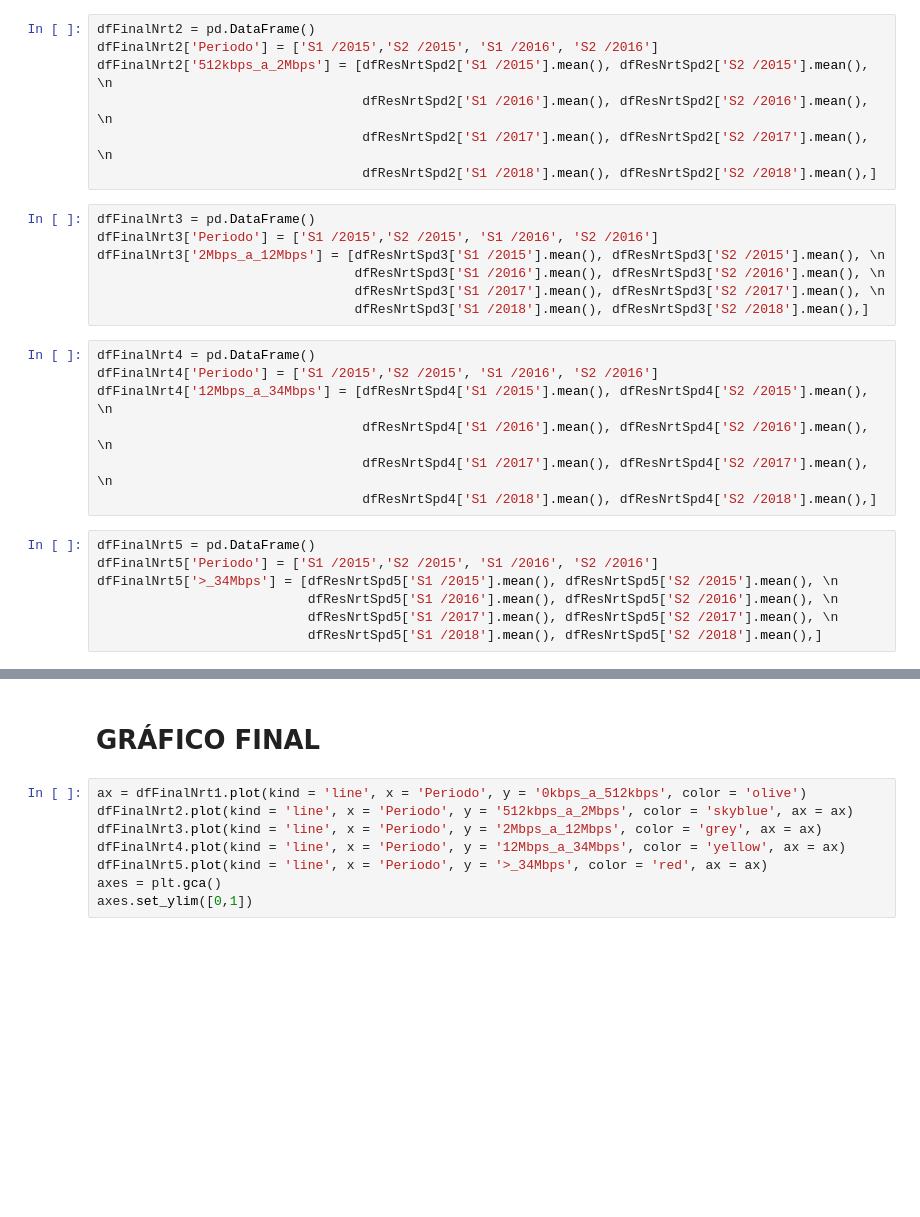
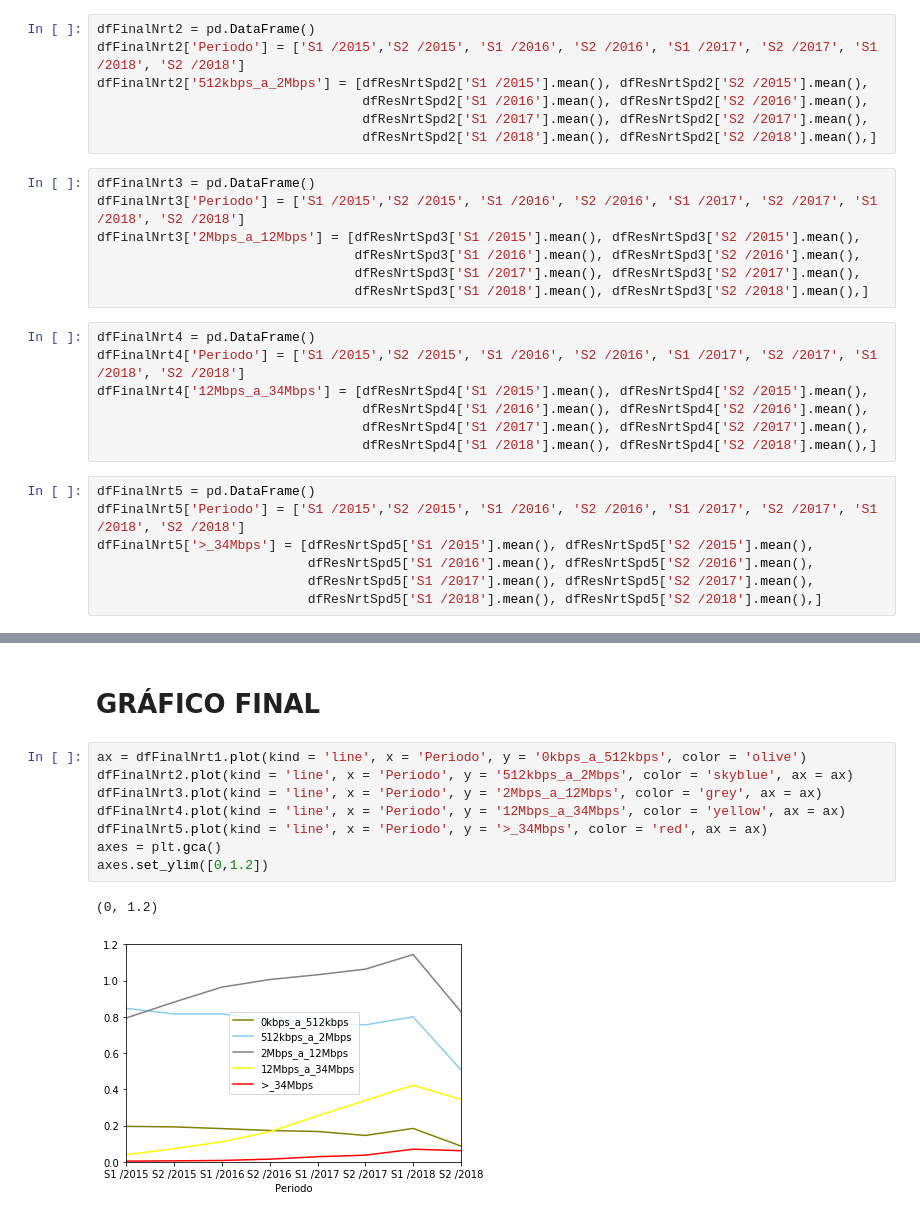
Before and after one commit to igorandradeio/growth-of-fixed-broadband, a Jupyter notebook: REGIAO_NORTE.ipynb, the cells around one changed output, grey strips where cells are left out. Drawn from its saved outputs; the diff is of its cells as text; blank space fills up the shorter version.

```diff
--- a/REGIAO_NORTE.ipynb
+++ b/REGIAO_NORTE.ipynb
@@ -245,31 +251,31 @@ dfFinalNrt1['0kbps_a_512kbps'] = [dfResNrtSpd1['S1 /2015'].mean(), dfResNrtSpd1[
                                   dfResNrtSpd1['S1 /2018'].mean(), dfResNrtSpd1['S2 /2018'].mean(),]
 # %%
 dfFinalNrt2 = pd.DataFrame()
-dfFinalNrt2['Periodo'] = ['S1 /2015','S2 /2015', 'S1 /2016', 'S2 /2016']
-dfFinalNrt2['512kbps_a_2Mbps'] = [dfResNrtSpd2['S1 /2015'].mean(), dfResNrtSpd2['S2 /2015'].mean(), \n
-                                  dfResNrtSpd2['S1 /2016'].mean(), dfResNrtSpd2['S2 /2016'].mean(), \n
-                                  dfResNrtSpd2['S1 /2017'].mean(), dfResNrtSpd2['S2 /2017'].mean(), \n
+dfFinalNrt2['Periodo'] = ['S1 /2015','S2 /2015', 'S1 /2016', 'S2 /2016', 'S1 /2017', 'S2 /2017', 'S1 /2018', 'S2 /2018']
+dfFinalNrt2['512kbps_a_2Mbps'] = [dfResNrtSpd2['S1 /2015'].mean(), dfResNrtSpd2['S2 /2015'].mean(),
+                                  dfResNrtSpd2['S1 /2016'].mean(), dfResNrtSpd2['S2 /2016'].mean(),
+                                  dfResNrtSpd2['S1 /2017'].mean(), dfResNrtSpd2['S2 /2017'].mean(),
                                   dfResNrtSpd2['S1 /2018'].mean(), dfResNrtSpd2['S2 /2018'].mean(),]
 # %%
 dfFinalNrt3 = pd.DataFrame()
-dfFinalNrt3['Periodo'] = ['S1 /2015','S2 /2015', 'S1 /2016', 'S2 /2016']
-dfFinalNrt3['2Mbps_a_12Mbps'] = [dfResNrtSpd3['S1 /2015'].mean(), dfResNrtSpd3['S2 /2015'].mean(), \n
-                                 dfResNrtSpd3['S1 /2016'].mean(), dfResNrtSpd3['S2 /2016'].mean(), \n
-                                 dfResNrtSpd3['S1 /2017'].mean(), dfResNrtSpd3['S2 /2017'].mean(), \n
+dfFinalNrt3['Periodo'] = ['S1 /2015','S2 /2015', 'S1 /2016', 'S2 /2016', 'S1 /2017', 'S2 /2017', 'S1 /2018', 'S2 /2018']
+dfFinalNrt3['2Mbps_a_12Mbps'] = [dfResNrtSpd3['S1 /2015'].mean(), dfResNrtSpd3['S2 /2015'].mean(),
+                                 dfResNrtSpd3['S1 /2016'].mean(), dfResNrtSpd3['S2 /2016'].mean(),
+                                 dfResNrtSpd3['S1 /2017'].mean(), dfResNrtSpd3['S2 /2017'].mean(),
                                  dfResNrtSpd3['S1 /2018'].mean(), dfResNrtSpd3['S2 /2018'].mean(),]
 # %%
 dfFinalNrt4 = pd.DataFrame()
-dfFinalNrt4['Periodo'] = ['S1 /2015','S2 /2015', 'S1 /2016', 'S2 /2016']
-dfFinalNrt4['12Mbps_a_34Mbps'] = [dfResNrtSpd4['S1 /2015'].mean(), dfResNrtSpd4['S2 /2015'].mean(), \n
-                                  dfResNrtSpd4['S1 /2016'].mean(), dfResNrtSpd4['S2 /2016'].mean(), \n
-                                  dfResNrtSpd4['S1 /2017'].mean(), dfResNrtSpd4['S2 /2017'].mean(), \n
+dfFinalNrt4['Periodo'] = ['S1 /2015','S2 /2015', 'S1 /2016', 'S2 /2016', 'S1 /2017', 'S2 /2017', 'S1 /2018', 'S2 /2018']
+dfFinalNrt4['12Mbps_a_34Mbps'] = [dfResNrtSpd4['S1 /2015'].mean(), dfResNrtSpd4['S2 /2015'].mean(),
+                                  dfResNrtSpd4['S1 /2016'].mean(), dfResNrtSpd4['S2 /2016'].mean(),
+                                  dfResNrtSpd4['S1 /2017'].mean(), dfResNrtSpd4['S2 /2017'].mean(),
                                   dfResNrtSpd4['S1 /2018'].mean(), dfResNrtSpd4['S2 /2018'].mean(),]
 # %%
 dfFinalNrt5 = pd.DataFrame()
-dfFinalNrt5['Periodo'] = ['S1 /2015','S2 /2015', 'S1 /2016', 'S2 /2016']
-dfFinalNrt5['>_34Mbps'] = [dfResNrtSpd5['S1 /2015'].mean(), dfResNrtSpd5['S2 /2015'].mean(), \n
-                           dfResNrtSpd5['S1 /2016'].mean(), dfResNrtSpd5['S2 /2016'].mean(), \n
-                           dfResNrtSpd5['S1 /2017'].mean(), dfResNrtSpd5['S2 /2017'].mean(), \n
+dfFinalNrt5['Periodo'] = ['S1 /2015','S2 /2015', 'S1 /2016', 'S2 /2016', 'S1 /2017', 'S2 /2017', 'S1 /2018', 'S2 /2018']
+dfFinalNrt5['>_34Mbps'] = [dfResNrtSpd5['S1 /2015'].mean(), dfResNrtSpd5['S2 /2015'].mean(),
+                           dfResNrtSpd5['S1 /2016'].mean(), dfResNrtSpd5['S2 /2016'].mean(),
+                           dfResNrtSpd5['S1 /2017'].mean(), dfResNrtSpd5['S2 /2017'].mean(),
                            dfResNrtSpd5['S1 /2018'].mean(), dfResNrtSpd5['S2 /2018'].mean(),]
 # %%
 dfFinalNrt1.plot(color = 'olive', x = 'Periodo')
@@ -280,8 +292,11 @@ dfFinalNrt2.plot(color = 'skyblue', x = 'Periodo')
 # %%
 ax = dfFinalNrt1.plot(kind = 'line', x = 'Periodo', y = '0kbps_a_512kbps', color = 'olive')
 dfFinalNrt2.plot(kind = 'line', x = 'Periodo', y = '512kbps_a_2Mbps', color = 'skyblue', ax = ax)
 dfFinalNrt3.plot(kind = 'line', x = 'Periodo', y = '2Mbps_a_12Mbps', color = 'grey', ax = ax)
 dfFinalNrt4.plot(kind = 'line', x = 'Periodo', y = '12Mbps_a_34Mbps', color = 'yellow', ax = ax)
 dfFinalNrt5.plot(kind = 'line', x = 'Periodo', y = '>_34Mbps', color = 'red', ax = ax)
 axes = plt.gca()
-axes.set_ylim([0,1])
+axes.set_ylim([0,1.2])
+# %% [output]
+(0, 1.2)
+[figure, added]
```
Also changed, not shown: parts of 9 cells of this notebook.
